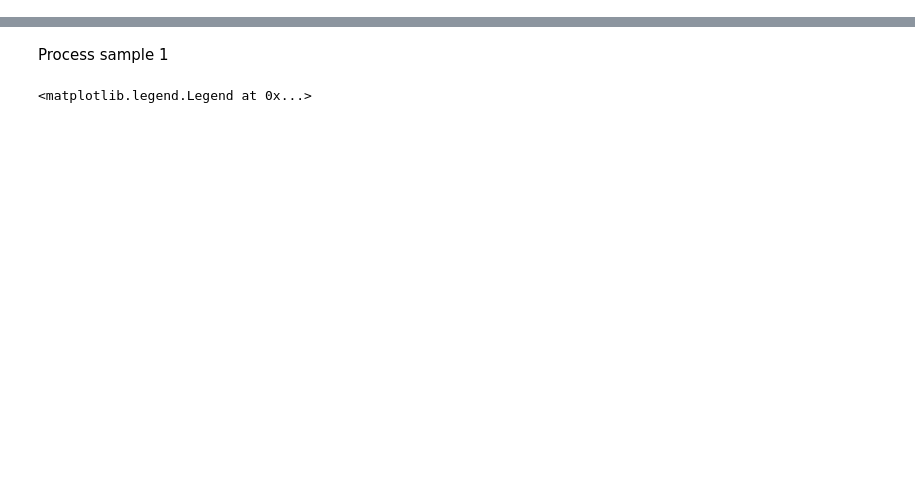
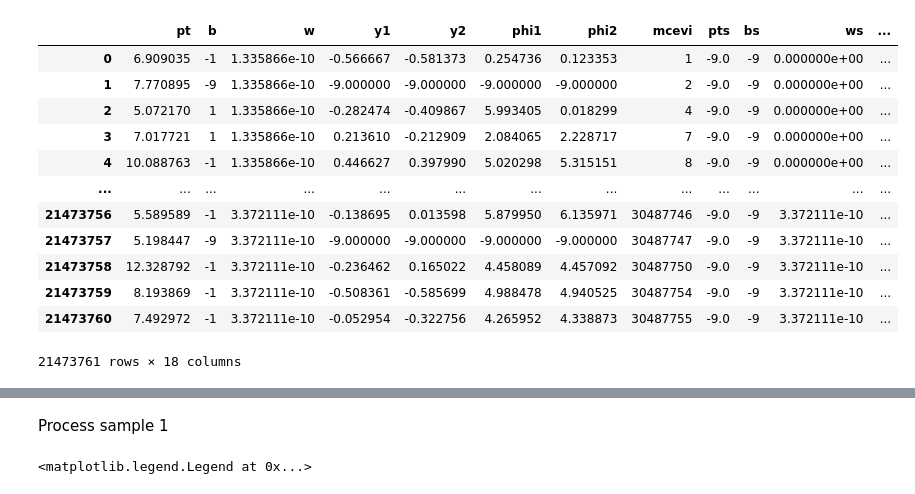
Before and after one commit to y-song/rc, a Jupyter notebook: pp/closure_paper_plot.ipynb, the cells around one changed output, grey strips where cells are left out. Cells and saved outputs as stored; diff of their text form; code cells hidden in the pictures; blank space fills up the shorter version.

```diff
--- a/pp/closure_paper_plot.ipynb
+++ b/pp/closure_paper_plot.ipynb
@@ -64,3 +82,20 @@ df_all = pd.read_csv('/gpfs/gibbs/project/havener/ys668/other_output/rc/all0818_
+# %%
+df_all = pd.read_csv('/vast/palmer/home.grace/ys668/output/run12/all050124_rc.csv', low_memory=False)
+df_all
+# %% [output]
+|  | pt | b | w | y1 | y2 | phi1 | phi2 | mcevi | pts | bs | ws | ... |
+| 0 | 6.909035 | -1 | 1.335866e-10 | -0.566667 | -0.581373 | 0.254736 | 0.123353 | 1 | -9.0 | -9 | 0.000000e+00 | ... |
+| 1 | 7.770895 | -9 | 1.335866e-10 | -9.000000 | -9.000000 | -9.000000 | -9.000000 | 2 | -9.0 | -9 | 0.000000e+00 | ... |
+| 2 | 5.072170 | 1 | 1.335866e-10 | -0.282474 | -0.409867 | 5.993405 | 0.018299 | 4 | -9.0 | -9 | 0.000000e+00 | ... |
+| 3 | 7.017721 | 1 | 1.335866e-10 | 0.213610 | -0.212909 | 2.084065 | 2.228717 | 7 | -9.0 | -9 | 0.000000e+00 | ... |
+| 4 | 10.088763 | -1 | 1.335866e-10 | 0.446627 | 0.397990 | 5.020298 | 5.315151 | 8 | -9.0 | -9 | 0.000000e+00 | ... |
+| ... | ... | ... | ... | ... | ... | ... | ... | ... | ... | ... | ... | ... |
+| 21473756 | 5.589589 | -1 | 3.372111e-10 | -0.138695 | 0.013598 | 5.879950 | 6.135971 | 30487746 | -9.0 | -9 | 3.372111e-10 | ... |
+| 21473757 | 5.198447 | -9 | 3.372111e-10 | -9.000000 | -9.000000 | -9.000000 | -9.000000 | 30487747 | -9.0 | -9 | 3.372111e-10 | ... |
+| 21473758 | 12.328792 | -1 | 3.372111e-10 | -0.236462 | 0.165022 | 4.458089 | 4.457092 | 30487750 | -9.0 | -9 | 3.372111e-10 | ... |
+| 21473759 | 8.193869 | -1 | 3.372111e-10 | -0.508361 | -0.585699 | 4.988478 | 4.940525 | 30487754 | -9.0 | -9 | 3.372111e-10 | ... |
+| 21473760 | 7.492972 | -1 | 3.372111e-10 | -0.052954 | -0.322756 | 4.265952 | 4.338873 | 30487755 | -9.0 | -9 | 3.372111e-10 | ... |
+21473761 rows × 18 columns
 # %%
 odd = []
 even = []
```
Also changed, not shown: parts of 30 cells of this notebook, 1 other file.
